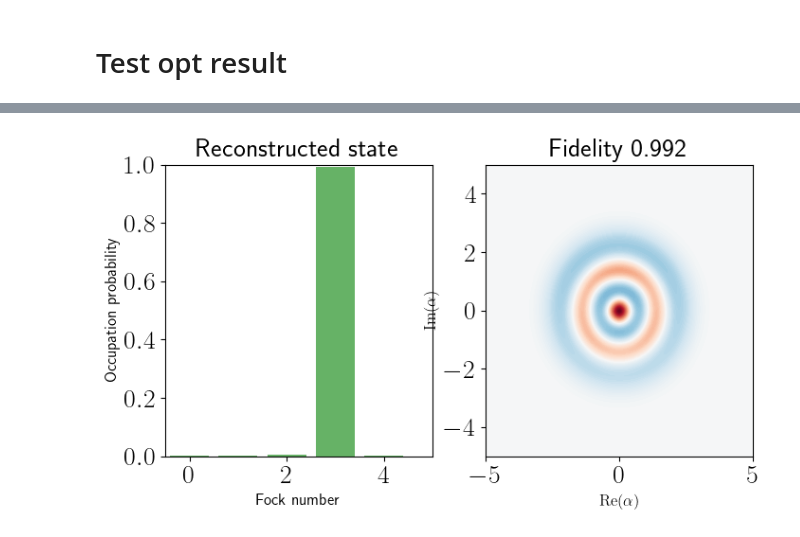
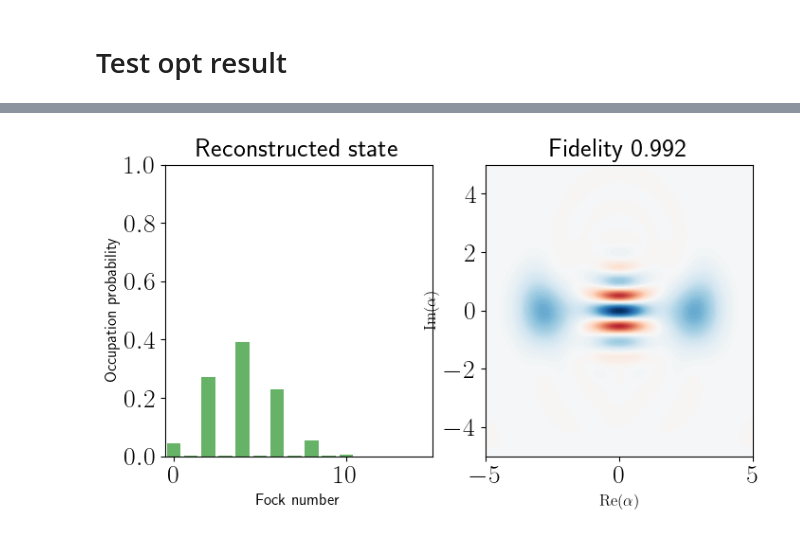
Before and after one commit to ingstra/qubitdyne, a Jupyter notebook: optimize_params_timedep.ipynb, the cells around one changed output, grey strips where cells are left out. Saved outputs shown, nothing was run; the diff lists cells and outputs as text; code cells hidden in the pictures.

```diff
--- a/optimize_params_timedep.ipynb
+++ b/optimize_params_timedep.ipynb
@@ -15,6 +16,6 @@ from joblib import Parallel, delayed
 from bayes_opt import BayesianOptimization
 # %%
-N=5
+N=15
 
 idc = qeye(N)
 ida = qeye(2)
@@ -37,7 +38,7 @@ initial_cavity = coherent(N, 1j*1)
 initial_cavity = fock(N,3)
 
 alpha = 2
-#initial_cavity = (coherent(N, alpha) + coherent(N,-alpha)).unit()
+initial_cavity = (coherent(N, alpha) + coherent(N,-alpha)).unit()
 
 #initial_cavity = (fock(N, 1) + fock(N,2)).unit()
 
@@ -74,7 +75,7 @@ nangles = 10
 thetas = np.linspace(0,np.pi, nangles) # list of all angles
 
 # histogram parameters
-Nbins = 55 # number of histogram bins
+Nbins = 40 # number of histogram bins
 k = 5  # bin edge limit
 dx =  2*k/Nbins # bin width
 
@@ -238,11 +244,11 @@ def opt_func(c, exp):
 # %%
 %%time
 
-kappa = 0.002
+kappa = 0.00
 Ntrajs = 200
 
 
-pbounds = {'c': (0.01, 1), 'exp': (0.01, 1)}
+pbounds = {'c': (0.001, 0.01)}
 
 optimizer = BayesianOptimization(
     f=opt_func,
@@ -251,6 +257,6 @@ optimizer = BayesianOptimization(
     random_state=1,
 )
 
-optimizer.maximize(init_points=4, n_iter=2,)
+optimizer.maximize(init_points=5, n_iter=6,)
 print(optimizer.max)
 # %% [output]
@@ -295,7 +297,7 @@ Wall time: 1min 10s
 c_opt = optimizer.max['params']['c'];
 exp_opt = optimizer.max['params']['exp'];
 # %%
-Ntrajs = 200
+Ntrajs = 300
 
 b_all = Parallel(n_jobs=nangles, verbose=5, backend="loky")(delayed(get_measurements_hist_Nmeas)(c_opt, exp_opt, rotangl, kappa, n_init) for rotangl in thetas)
 
@@ -316,7 +318,7 @@ constraints = [cp.trace(X) == 1, X >> 0 ]
 #Set up and solve the problem!
 
 prob = cp.Problem(cp.Minimize(cost), constraints)
-prob.solve(verbose=False)
+prob.solve(verbose=False, solver='SCS')
 
 # Assign the optimized state X to a Qobj.
 reconstructed_rho = Qobj(X.value)
@@ -338 +340 @@ ax[1].set_title("Fidelity %.3f"%(f));
-[figure, old version]
+[figure, new version]
```
Also changed, not shown: parts of 6 cells of this notebook.
